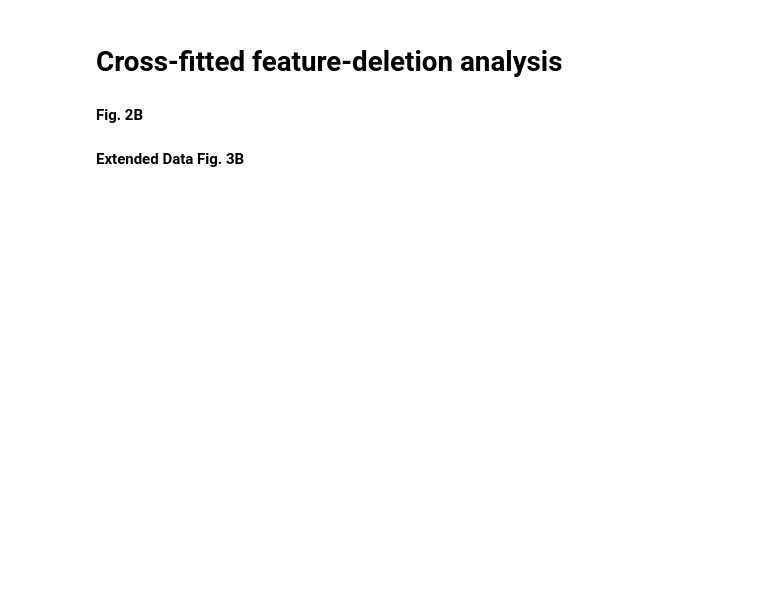
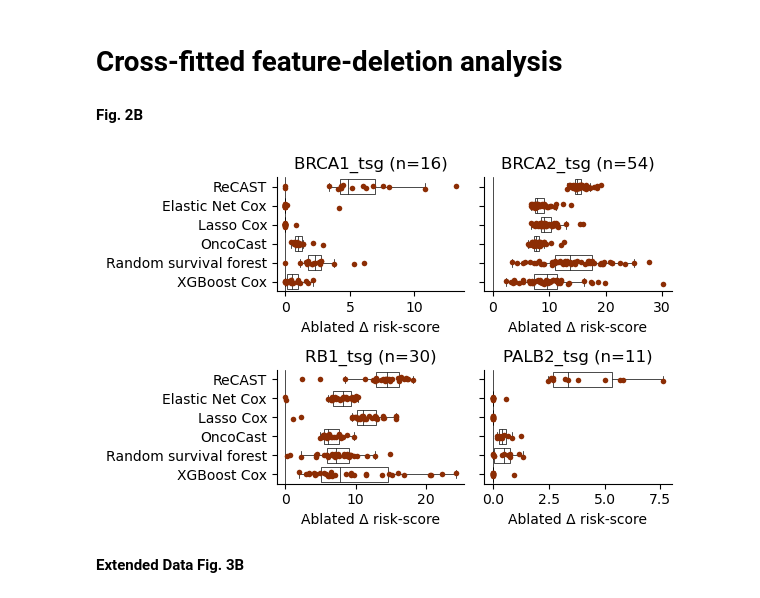
Before and after one commit to lboscolobielo/CDKPredict, a Jupyter notebook: code/model_benchmark.ipynb, the cells around one changed output. Drawn from its saved outputs; the diff is of its cells as text; code cells hidden in the pictures; blank space fills up the shorter version.

```diff
--- a/code/model_benchmark.ipynb
+++ b/code/model_benchmark.ipynb
@@ -596,7 +657,7 @@ plt.show()
 # Cross-fitted feature-deletion analysis
 # %%
 reliance_mutations = [
-    'BRCA1_tsg', 'BRCA2_tsg','RB1_tsg', 'PALB2_tsg',
+    'BRCA1_tsg', 'BRCA2_tsg',  'PTEN_tsg', 'RB1_tsg', 'PALB2_tsg',
 ]
 # %%
 project_path = Path('/home/boscoll/Projects/cdk_predict')
@@ -766,22 +827,24 @@ reliance_patients = reliance_patients.merge(reliance_summary[['gene', 'n_carrier
 # %%
 _, axes = plt.subplots(nrows = 2, ncols =2, figsize = (6, 4), sharey=True)
 #put TabFM, TabPFN v2.5 and TabPFN v3 at the bottom
 transformers = ['TabFM', 'TabPFN v2.5', 'TabPFN v3']
-order = [i for i in reliance_patients.model.unique() if i not in transformers]
+order = ['ReCAST'] + [i for i in reliance_patients.model.unique() if i not in transformers and i != 'ReCAST']
 
-for nr, i in enumerate([m for m in reliance_mutations]):
+for nr, i in enumerate([m for m in reliance_mutations if m != "PTEN_tsg"]):
     sns.boxplot(data =reliance_patients[reliance_patients['gene']==i], y='model', x='median_delta', ax=axes[nr//2, nr%2], color= 'white', showfliers = False,
                 linewidth=0.5, linecolor = 'black', order=order)
     sns.stripplot(data =reliance_patients[reliance_patients['gene']==i], y='model', x='median_delta', ax=axes[nr//2, nr%2], color = '#8c2d04', size=4, order=order)
     axes[nr//2, nr%2].set_title(f'{i} (n={reliance_patients[reliance_patients["gene"]==i]["n_carriers"].iloc[0]})')
     axes[nr//2, nr%2].axvline(0, color='black', linestyle='-', linewidth = 0.5)
     axes[nr//2, nr%2].set_ylabel('')
     axes[nr//2, nr%2].set_xlabel('Ablated Δ risk-score')
 # plt.delaxes(axes[1, 2])
 plt.tight_layout()
 sns.despine()
 # plt.savefig('/home/boscoll/Projects/cdk_predict/results/images/paper_figures/models_benchmarks/model_reliance.pdf')
 plt.show()
+# %% [output]
+[figure, added]
 # %% [markdown]
 **Extended Data Fig. 3B**
 # %%
```
Also changed, not shown: parts of 11 cells of this notebook, 4 other files.
